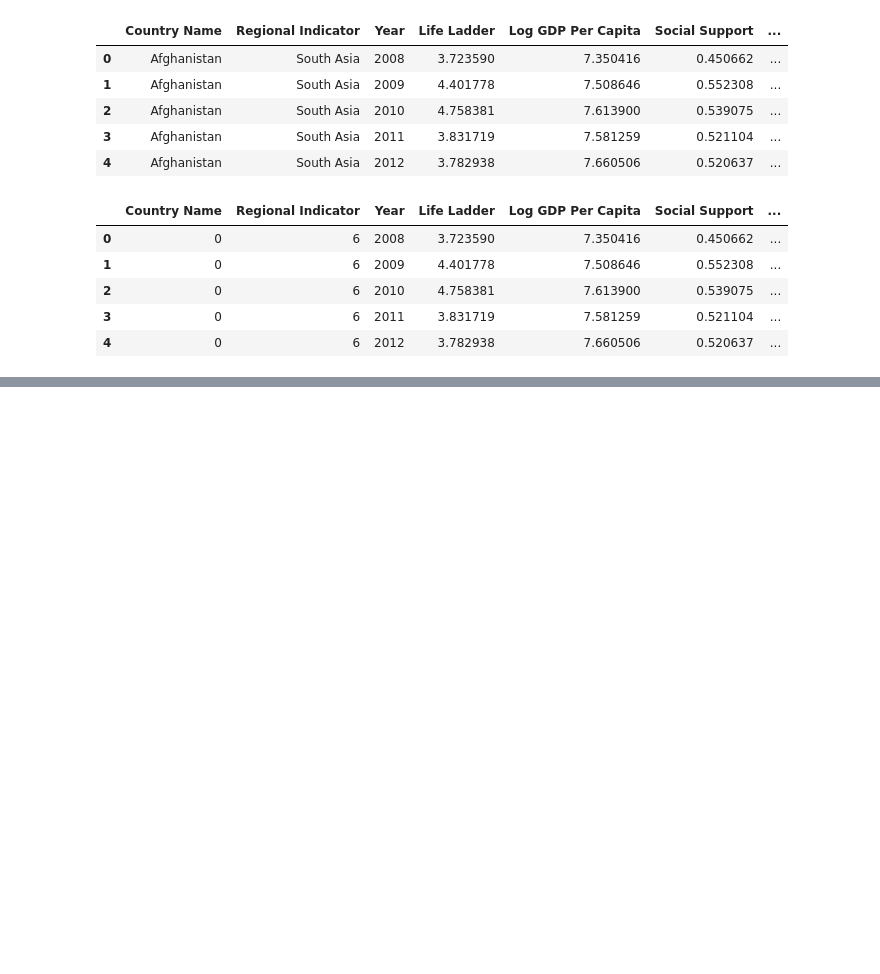
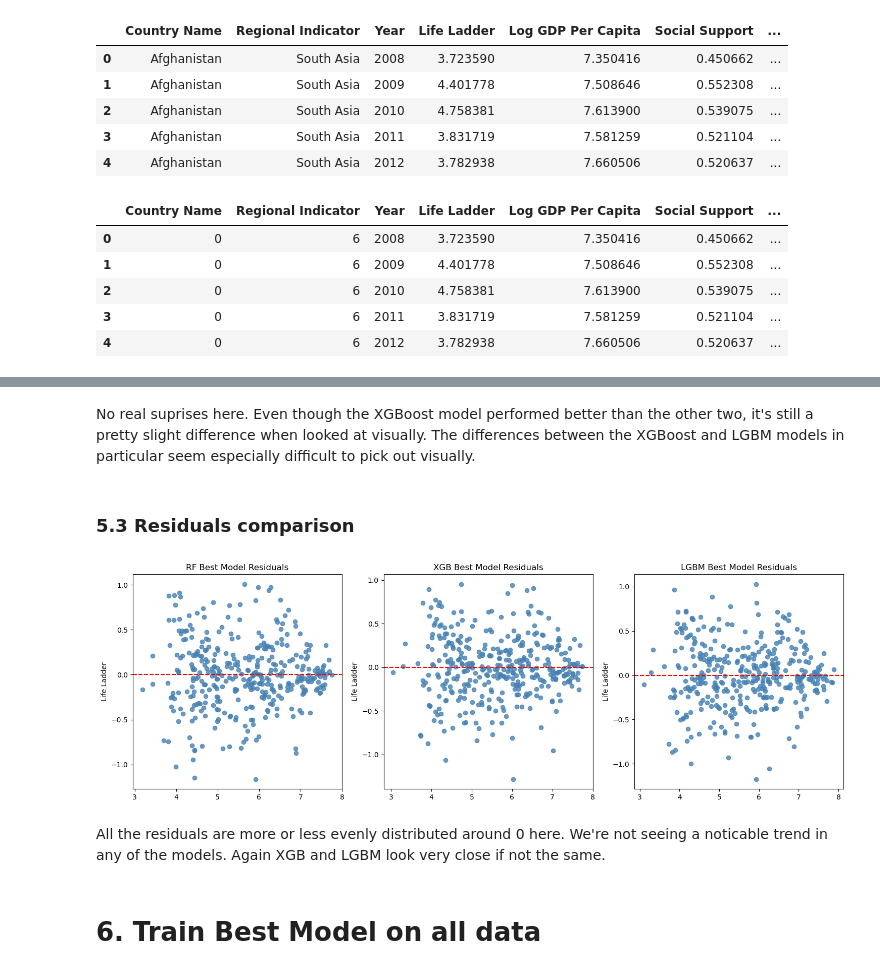
Before and after one commit to RossBrinkerhoff/Springboard_Brinkerhoff, a Jupyter notebook: Springboard_Capstone_2/Capstone_2/notebooks/04_rb_Modeling_RF.ipynb, the cells around one changed output, grey strips where cells are left out. Cells and saved outputs as stored; diff of their text form; code cells hidden in the pictures; blank space fills up the shorter version.

```diff
--- a/Springboard_Capstone_2/Capstone_2/notebooks/04_rb_Modeling_RF.ipynb
+++ b/Springboard_Capstone_2/Capstone_2/notebooks/04_rb_Modeling_RF.ipynb
@@ -316,0 +591,49 @@ joblib.dump(rf_model_tuned,abs_path + '/rf_final.pkl')
+# %% [markdown]
+No real suprises here. Even though the XGBoost model performed better than the other two, it's still
+a pretty slight difference when looked at visually. The differences between the XGBoost and LGBM
+models in particular seem especially difficult to pick out visually.
+# %% [markdown]
+### 5.3 Residuals comparison <a class = anchor id=residuals_comparison_5_3></a>
+# %%
+# Data for scatter plots
+x1 = rf_best_model_y_pred
+y1 = y_test
+
+x2 = xgb_best_model_y_pred
+y2 = y_test
+
+x3 = lgb_best_model_y_pred
+y3 = y_test
+
+# Create a figure and a grid of subplots with 1 row and 3 columns
+fig, axs = plt.subplots(1, 3, figsize=(15, 5))  # Adjust figsize as needed
+
+# Plot the first residual plot
+sns.residplot(x=x1, y=y1, ax=axs[0], color='steelblue')
+axs[0].axhline(y=0, color='red', linestyle='--')
+axs[0].set_xticks([3,4,5,6,7,8])
+axs[0].set_title('RF Best Model Residuals')
+
+# Plot the second residual plot
+sns.residplot(x=x2, y=y2, ax=axs[1], color='steelblue')
+axs[1].axhline(y=0, color='red', linestyle='--')
+axs[1].set_xticks([3,4,5,6,7,8])
+axs[1].set_title('XGB Best Model Residuals')
+
+# Plot the third residual plot
+sns.residplot(x=x3, y=y3, ax=axs[2], color='steelblue')
+axs[2].axhline(y=0, color='red', linestyle='--')
+axs[2].set_title('LGBM Best Model Residuals')
+
+# Adjust layout to prevent overlap
+plt.tight_layout()
+
+# Show the plot
+plt.show()
+# %% [output]
+[figure, added]
+# %% [markdown]
+All the residuals are more or less evenly distributed around 0 here. We're not seeing a noticable trend
+in any of the models. Again XGB and LGBM look very close if not the same.
+# %% [markdown]
+# 6. Train Best Model on all data<a class=anchor id=train_best_model_on_all_data_6></a>
```
Also changed, not shown: parts of 93 cells of this notebook.
